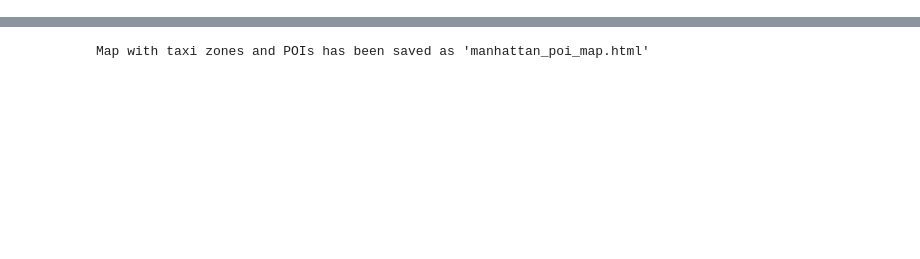
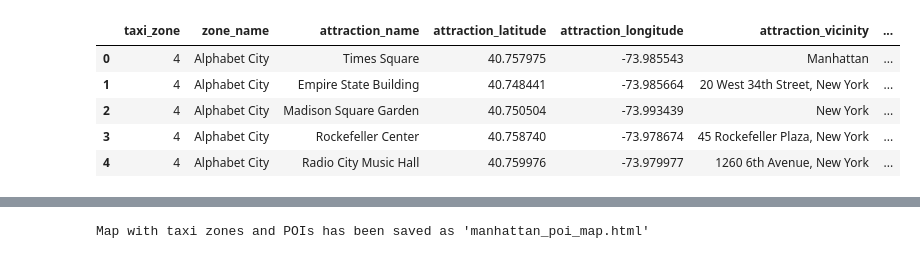
Before and after one commit to HelloMum/COMP47360-Smart-Tourist-Guide, a Jupyter notebook: src/data_processing/notebooks/attractions/attraction_data_cleaning.ipynb, the cells around one changed output, grey strips where cells are left out. Saved outputs shown, nothing was run; the diff lists cells and outputs as text; code cells hidden in the pictures; blank space fills up the shorter version.

```diff
--- a/src/data_processing/notebooks/attractions/attraction_data_cleaning.ipynb
+++ b/src/data_processing/notebooks/attractions/attraction_data_cleaning.ipynb
@@ -88,3 +82,84 @@ attractions_df.head()
 | 2 | 4 | Alphabet City | Green Oasis | 40.724047 | -73.977378 | 370 East 8th Street, New York | ... |
 | 3 | 4 | Alphabet City | Orchard Alley | 40.721375 | -73.978441 | 350 East 4th Street, New York | ... |
 | 4 | 4 | Alphabet City | Museum of Reclaimed Urban Space (... | 40.725766 | -73.977946 | 155 Loisaida Avenue, New York | ... |
+# %%
+# Set your Google Places API key
+API_KEY = 'XXX'
+
+# Define function to get attractions using Google Places API Nearby Search
+def get_attractions(lat, lng, radius=5000):
+    url = f"https://maps.googleapis.com/maps/api/place/nearbysearch/json?location={lat},{lng}&radius={radius}&type=tourist_attraction&key={API_KEY}"
+    response = requests.get(url)
+    return response.json()
+
+# Define function to get attraction details using Google Places API Details Search
+def get_place_details(place_id):
+    details_url = 'https://maps.googleapis.com/maps/api/place/details/json'
+    details_params = {
+        'key': API_KEY,
+        'place_id': place_id,
+        'fields': 'address_component,adr_address,business_status,formatted_phone_number,geometry,icon,icon_mask_base_uri,international_phone_number,name,opening_hours,permanently_closed,photos,place_id,plus_code,price_level,rating,reviews,types,url,user_ratings_total,utc_offset,vicinity,website'
+    }
+    details_response = requests.get(details_url, params=details_params)
+    details_result = details_response.json()
+    return details_result['result']
+
+# Select one row (taxi zone) from the GeoDataFrame for testing
+row = geo_taxi_zone.iloc[0]  # Change index as needed
+
+# Get centroid coordinates of the taxi zone
+lat = row.geometry.centroid.y
+lng = row.geometry.centroid.x
+
+# Fetch attractions using Google Places API Nearby Search
+response = get_attractions(lat, lng)
+attractions = response.get('results', [])[:5]  # Limit to top 5 attractions per zone
+
+# List to store attraction data
+attraction_data = []
+
+# Iterate over each attraction to fetch details
+for attraction in attractions:
+    place_id = attraction['place_id']
+    place_details = get_place_details(place_id)
+
+    # Extract relevant details
+    attraction_data.append({
+        'taxi_zone': row['location_id'],
+        'zone_name': row['zone'],
+        'attraction_place_id': attraction.get('place_id')  # Add place_id
+        'attraction_name': place_details.get('name', 'N/A'),
+        'attraction_latitude': place_details['geometry']['location']['lat'],
+        'attraction_longitude': place_details['geometry']['location']['lng'],
+        'attraction_vicinity': place_details.get('vicinity', 'N/A'),
+        'attraction_rating': place_details.get('rating', 'N/A'),
+        'user_ratings_total': place_details.get('user_ratings_total', 'N/A'),
+        'attraction_address': place_details.get('adr_address', 'N/A'),
+        'attraction_phone_number': place_details.get('formatted_phone_number', 'N/A'),
+        'attraction_website': place_details.get('website', 'N/A'),
+        'opening_hours': place_details.get('opening_hours', {}).get('weekday_text', 'N/A'),
+        'price_level': place_details.get('price_level', 'N/A'),
+        'types': place_details.get('types', 'N/A'),
+        'photos': place_details.get('photos', 'N/A'),
+        'reviews': place_details.get('reviews', 'N/A'),
+        'plus_code': place_details.get('plus_code', 'N/A'),
+        'international_phone_number': place_details.get('international_phone_number', 'N/A'),
+        'url': place_details.get('url', 'N/A'),
+        'utc_offset': place_details.get('utc_offset', 'N/A'),
+        'permanently_closed': place_details.get('permanently_closed', 'N/A'),
+        'icon': place_details.get('icon', 'N/A'),
+        'business_status': place_details.get('business_status', 'N/A'),
+    })
+
+# Create DataFrame from attraction data
+attractions_df = pd.DataFrame(attraction_data)
+
+# Display the DataFrame
+attractions_df.head()
+# %% [output]
+|  | taxi_zone | zone_name | attraction_name | attraction_latitude | attraction_longitude | attraction_vicinity | ... |
+| 0 | 4 | Alphabet City | Times Square | 40.757975 | -73.985543 | Manhattan | ... |
+| 1 | 4 | Alphabet City | Empire State Building | 40.748441 | -73.985664 | 20 West 34th Street, New York | ... |
+| 2 | 4 | Alphabet City | Madison Square Garden | 40.750504 | -73.993439 | New York | ... |
+| 3 | 4 | Alphabet City | Rockefeller Center | 40.758740 | -73.978674 | 45 Rockefeller Plaza, New York | ... |
+| 4 | 4 | Alphabet City | Radio City Music Hall | 40.759976 | -73.979977 | 1260 6th Avenue, New York | ... |
```
Also changed, not shown: parts of 44 cells of this notebook, 12 other files.
